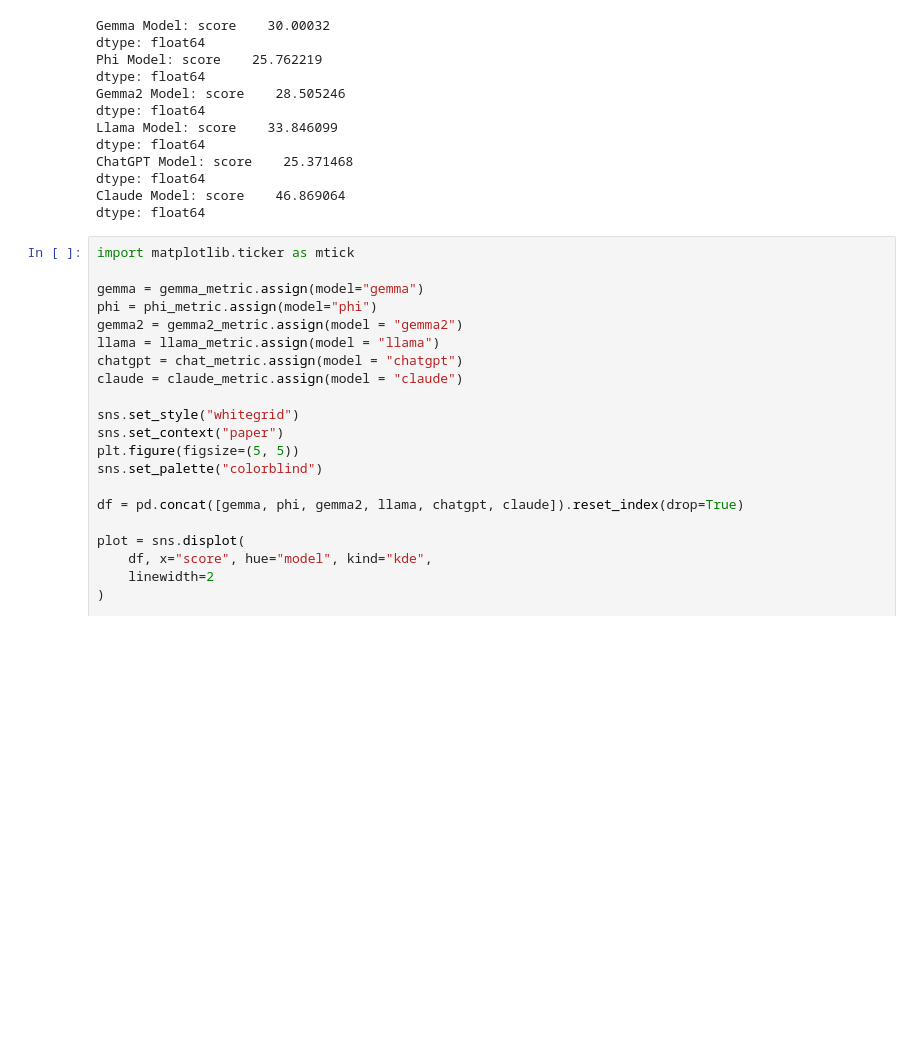
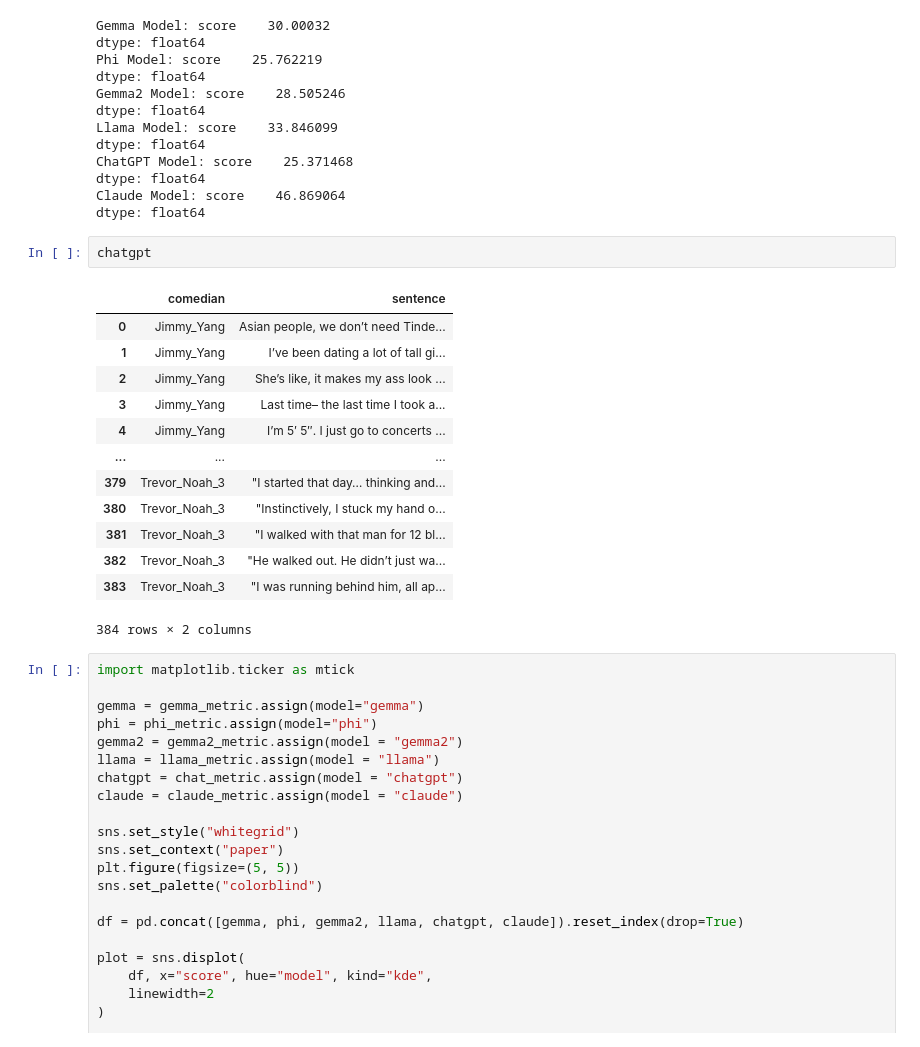
Before and after one commit to swaggirl9000/humor, a Jupyter notebook: experiments/13_vector_similarity_scores.ipynb, the cells around one changed output. Cells and saved outputs as stored; diff of their text form; blank space fills up the shorter version.

```diff
--- a/experiments/13_vector_similarity_scores.ipynb
+++ b/experiments/13_vector_similarity_scores.ipynb
@@ -54,6 +54,22 @@ ChatGPT Model: score    25.371468
 dtype: float64
 Claude Model: score    46.869064
 dtype: float64
+# %%
+chatgpt
+# %% [output]
+|  | comedian | sentence |
+| 0 | Jimmy_Yang | Asian people, we don’t need Tinde... |
+| 1 | Jimmy_Yang | I’ve been dating a lot of tall gi... |
+| 2 | Jimmy_Yang | She’s like, it makes my ass look ... |
+| 3 | Jimmy_Yang | Last time– the last time I took a... |
+| 4 | Jimmy_Yang | I’m 5′ 5″. I just go to concerts ... |
+| ... | ... | ... |
+| 379 | Trevor_Noah_3 | "I started that day… thinking and... |
+| 380 | Trevor_Noah_3 | "Instinctively, I stuck my hand o... |
+| 381 | Trevor_Noah_3 | "I walked with that man for 12 bl... |
+| 382 | Trevor_Noah_3 | "He walked out. He didn’t just wa... |
+| 383 | Trevor_Noah_3 | "I was running behind him, all ap... |
+384 rows × 2 columns
 # %%
 import matplotlib.ticker as mtick
 
```
Also changed, not shown: 3 other files.
